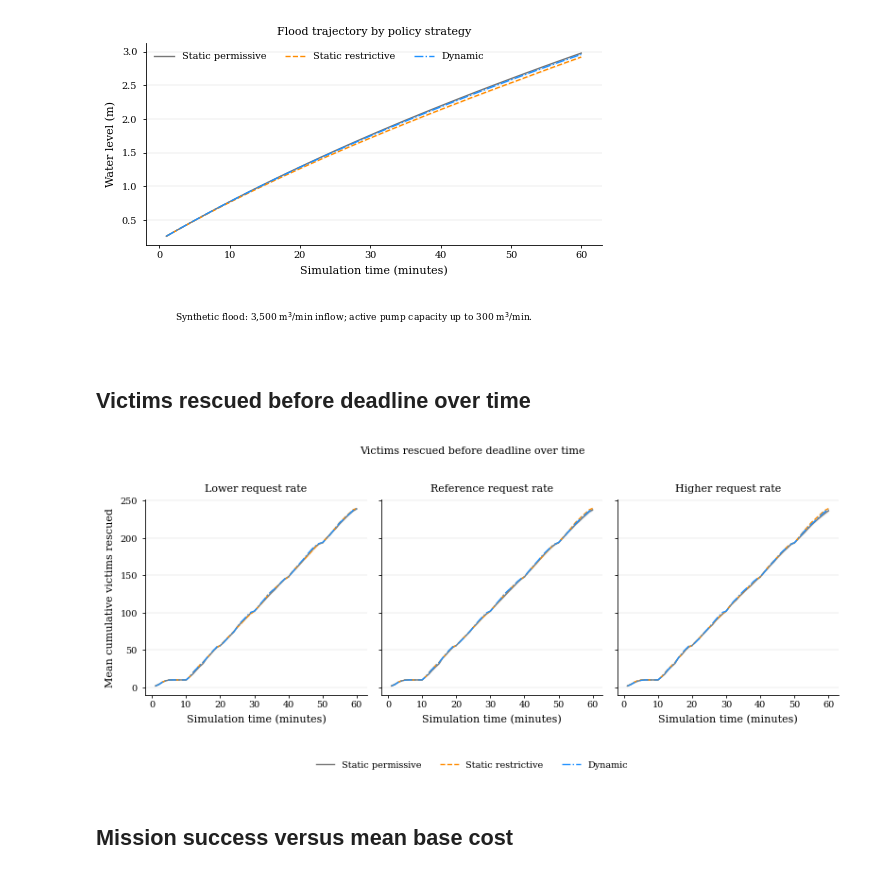
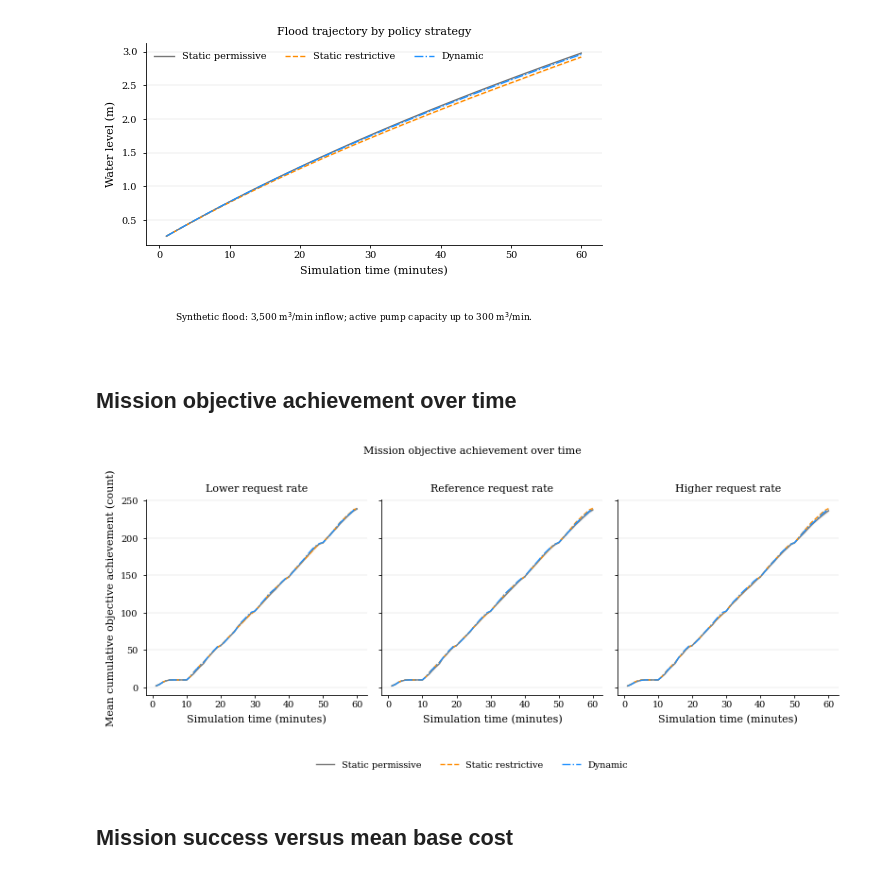
Before and after one commit to lucianoMarchezan/SEAMS-27-ModelDRiven-DT-Resilience, a Jupyter notebook: prototype/flood_sos/analysis.ipynb, the cells around one changed output. Cells and saved outputs as stored; diff of their text form; code cells hidden in the pictures.

```diff
--- a/prototype/flood_sos/analysis.ipynb
+++ b/prototype/flood_sos/analysis.ipynb
@@ -104,4 +104,10 @@ plot_dir.mkdir(exist_ok=True)
 # %%
+objective_column = (
+    "mission_objective_achievement"
+    if "mission_objective_achievement" in runs.columns
+    else next(column for column in runs.columns if column.endswith(("_completed_before_deadline", "_rescued_before_deadline")))
+)
+
 condition_order = [
     (strategy, configuration)
     for strategy in scenario_order
@@ -112,7 +118,7 @@ condition_values = [
     runs.loc[
         (runs["scenario"] == strategy)
         & (runs["profile_configuration"] == configuration),
-        "victims_rescued_before_deadline",
+        objective_column,
     ].dropna().to_numpy()
     for strategy, configuration in condition_order
 ]
@@ -151,8 +157,8 @@ ax.scatter(
 ax.set_xticks(np.arange(1, len(condition_labels) + 1))
 ax.set_xticklabels(condition_labels, rotation=28, ha="right", fontsize=6.2)
 ax.set_xlabel("Autonomous departure-request rate", labelpad=3)
-ax.set_ylabel("Victims rescued before deadline")
-ax.set_title("Victims rescued before deadline across runs")
+ax.set_ylabel("Objective achievement (count)")
+ax.set_title("Mission objective achievement across runs")
 format_axis(ax)
 legend_handles = [
     Patch(facecolor=scenario_colors[strategy], edgecolor="black", alpha=0.72,
@@ -166,6 +172,6 @@ legend_handles.append(
 ax.legend(handles=legend_handles, frameon=False, ncol=4, loc="upper center",
           bbox_to_anchor=(0.5, -0.33), columnspacing=1.0, handletextpad=0.4)
 fig.tight_layout(rect=(0, 0.05, 1, 1))
-fig.savefig(plot_dir / "victims_rescued_across_runs.pdf", bbox_inches="tight")
+fig.savefig(plot_dir / "mission_objective_achievement_across_runs.pdf", bbox_inches="tight")
 plt.show()
 # %% [output]
@@ -205,43 +211,48 @@ plt.show()
 # %% [output]
 [figure]
 # %% [markdown]
-## Victims rescued before deadline over time
+## Mission objective achievement over time
 # %%
-rescue_stats = (
+objective_column = (
+    "mission_objective_achievement"
+    if "mission_objective_achievement" in flood.columns
+    else next(column for column in flood.columns if column.endswith(("_completed_before_deadline", "_rescued_before_deadline")))
+)
+objective_stats = (
     flood.groupby(["profile_configuration", "scenario", "time_minutes"], observed=True)[
-        "victims_rescued_before_deadline"
+        objective_column
     ]
     .agg(mean="mean", std="std", count="count")
     .reset_index()
 )
 fig, axes = plt.subplots(1, len(configuration_order), figsize=(8.0, 3.0), sharey=True)
 for ax, configuration in zip(axes, configuration_order):
-    config_stats = rescue_stats.loc[
-        rescue_stats["profile_configuration"] == configuration
+    config_stats = objective_stats.loc[
+        objective_stats["profile_configuration"] == configuration
     ]
     for strategy in scenario_order:
         part = config_stats.loc[config_stats["scenario"] == strategy].sort_values("time_minutes")
         if part.empty:
             continue
         ci = 1.96 * part["std"].fillna(0) / np.sqrt(part["count"].clip(lower=1))
         ax.plot(part["time_minutes"], part["mean"], color=scenario_colors[strategy],
                 linestyle=scenario_line_styles[strategy], linewidth=1.0,
                 label=scenario_labels[strategy])
         ax.fill_between(part["time_minutes"], part["mean"] - ci, part["mean"] + ci,
                         color=scenario_colors[strategy], alpha=0.14, linewidth=0)
     ax.set_title(configuration_labels.get(configuration, configuration))
     ax.set_xlabel("Simulation time (minutes)")
     format_axis(ax)
-axes[0].set_ylabel("Mean cumulative victims rescued")
-fig.suptitle("Victims rescued before deadline over time", y=1.02, fontsize=8)
+axes[0].set_ylabel("Mean cumulative objective achievement (count)")
+fig.suptitle("Mission objective achievement over time", y=1.02, fontsize=8)
 handles, labels = axes[0].get_legend_handles_labels()
 fig.legend(handles, labels, frameon=False, ncol=len(scenario_order),
            loc="upper center", bbox_to_anchor=(0.5, -0.06))
 fig.tight_layout()
-fig.savefig(plot_dir / "victims_rescued_over_time.pdf", bbox_inches="tight")
+fig.savefig(plot_dir / "mission_objective_achievement_over_time.pdf", bbox_inches="tight")
 plt.show()
 # %% [output]
-[figure, old version]
+[figure, new version]
 # %% [markdown]
 ## Mission success versus mean base cost
 # %%
```
Also changed, not shown: parts of 2 cells of this notebook, 17 other files.
